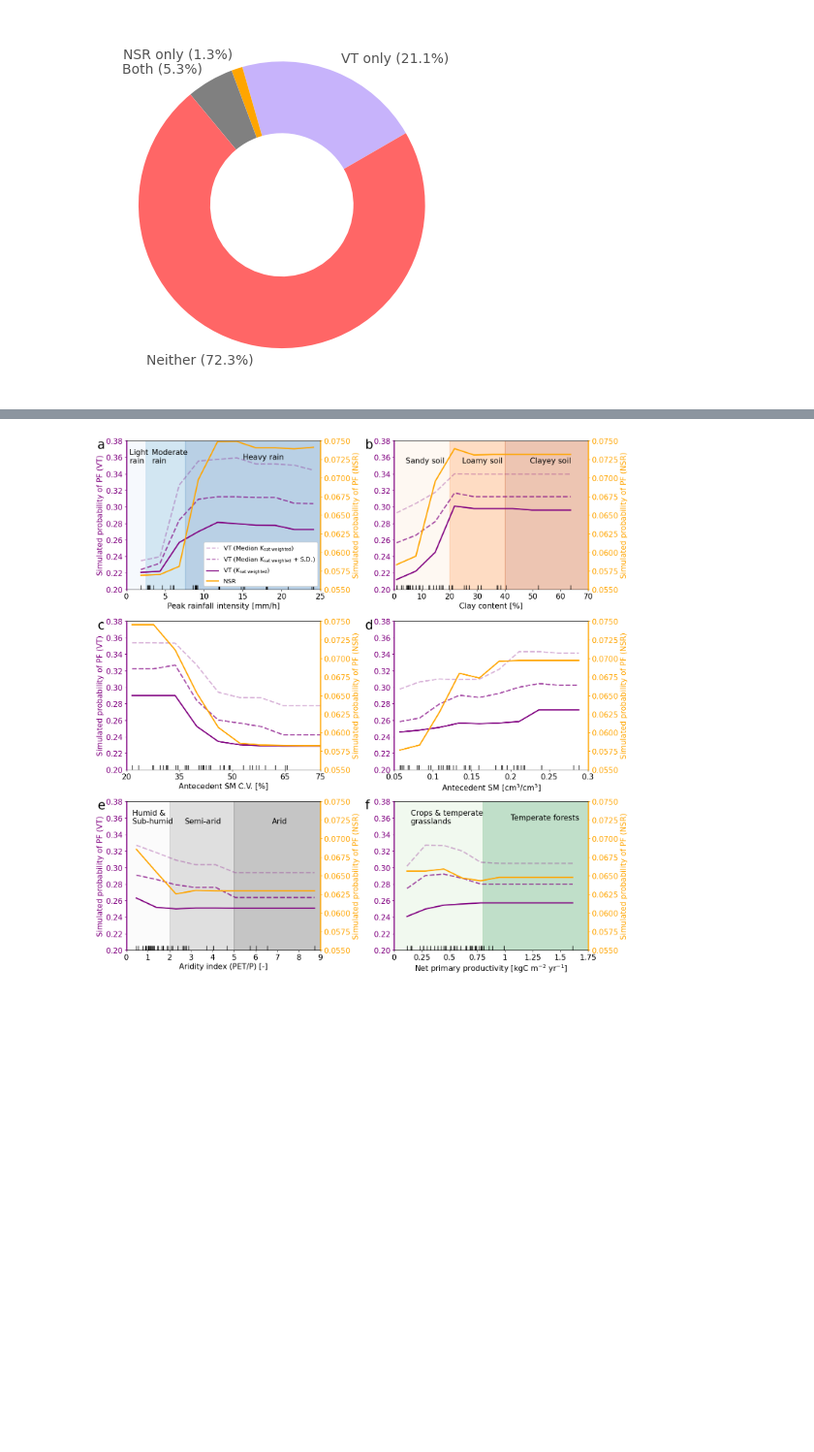
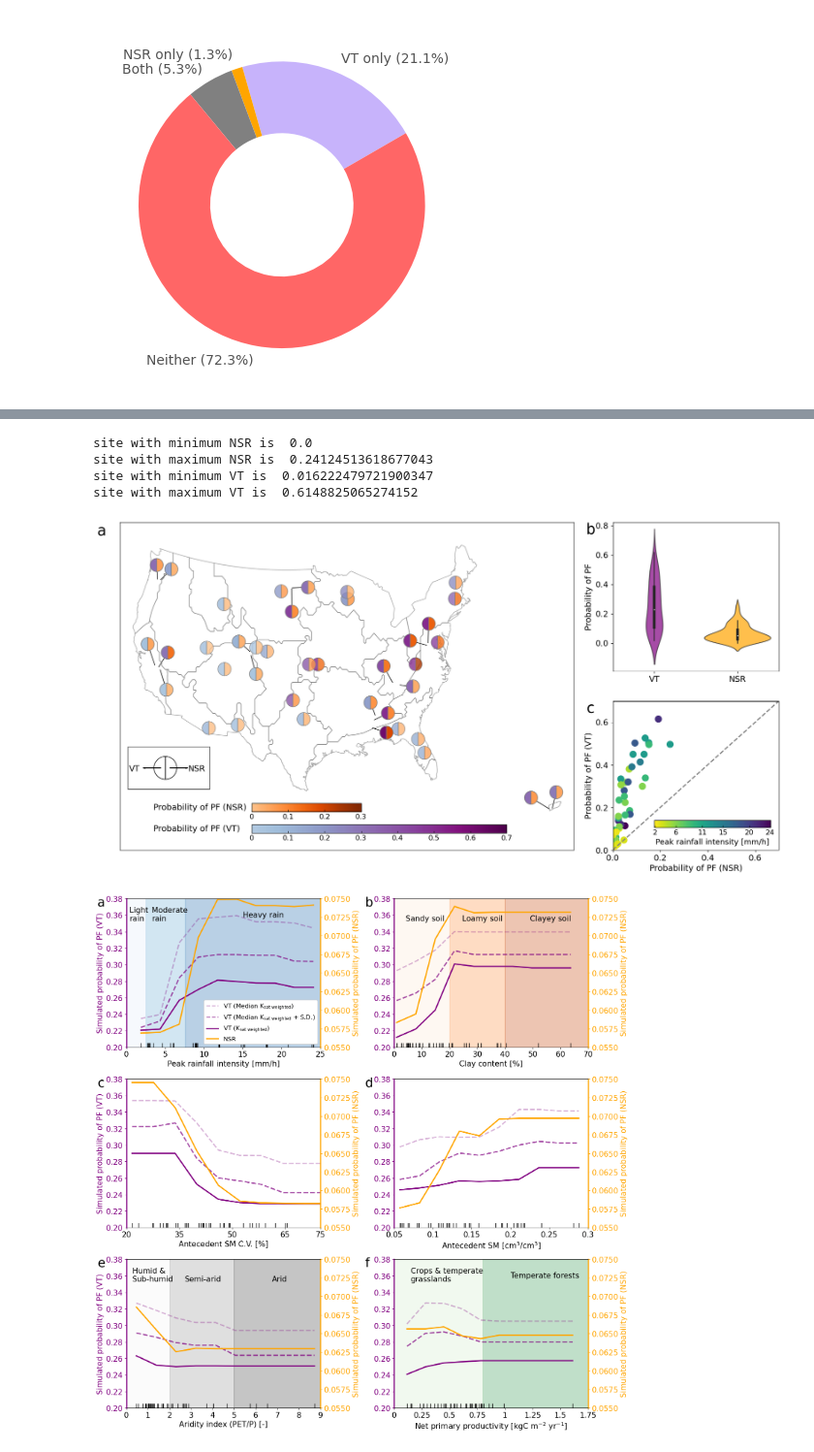
Before and after one commit to libonancaesar/neon-pf-database, a Jupyter notebook: doc/review_comments.ipynb, the cells around one changed output, grey strips where cells are left out. Shown at 97% size. Cells and saved outputs as stored; diff of their text form; code cells hidden in the pictures; blank space fills up the shorter version.

```diff
--- a/doc/review_comments.ipynb
+++ b/doc/review_comments.ipynb
@@ -1502,8 +1524,7 @@ def nature_geo_fg1(cmaps, return_table = False):
 
     norm_nsr = Normalize(vmin=0,
                          vmax=.3)
-    norm_v = Normalize(vmin=0,
-                       vmax=.7)
+    norm_v = Normalize(vmin=0,vmax=.7)
     print("site with minimum NSR is ", merge_all_gpd["p_nsr"].min())
     print("site with maximum NSR is ",merge_all_gpd["p_nsr"].max())
     print("site with minimum VT is ", merge_all_gpd["p_v"].min())
@@ -1512,31 +1533,29 @@ def nature_geo_fg1(cmaps, return_table = False):
     def adjust_colormap(cmap_name, minval=0.0, maxval=1.0, n=100):
         import matplotlib.colors as mcolors
         cmap = plt.get_cmap(cmap_name)
-        new_cmap = mcolors.LinearSegmentedColormap.from_list(
-        'adjusted({n},{a:.2f},{b:.2f})'.format(n=cmap_name, a=minval, b=maxval),
-        cmap(np.linspace(minval, maxval, n)))
+        new_cmap = mcolors.LinearSegmentedColormap.from_list('adjusted({n},{a:.2f},{b:.2f})'.format(n=cmap_name, a=minval, b=maxval),
+                                                              cmap(np.linspace(minval, maxval, n)))
         return new_cmap
 
     adj_cmap_vt = adjust_colormap(cmaps["VT"], 0.3, 1)
 
     sm1 = ScalarMappable(cmap=adj_cmap_vt, norm=norm_v)
     sm1.set_array([])  # Dummy data to create the ScalarMappable
-
-    gdf.plot(ax=ax1, markersize=500, cmap = adj_cmap_vt,
-                    zorder=20, legend=False, column="p_v",
-                    edgecolor="grey", alpha=0.8,norm = norm_v,
-                    marker=MarkerStyle("o", fillstyle="left"),
-                    legend_kwds={
+    gdf.plot(ax=ax1,markersize=500,
+             cmap = adj_cmap_vt,
+             zorder=20, legend=False, column="p_v",
+             edgecolor="grey", alpha=0.8,norm = norm_v,
+             marker=MarkerStyle("o", fillstyle="left"),
+             legend_kwds={
                         "shrink": 0.7,
-
                     })
 
     adj_cmap_nsr = adjust_colormap(cmaps["NSR"], 0.3, 1)
     sm2 = ScalarMappable(cmap=adj_cmap_nsr, norm=norm_nsr)
     sm2.set_array([])  # Dummy data to create the ScalarMappable
     gdf.plot(ax=ax1, markersize=500, cmap=adj_cmap_nsr,
-                        zorder=20, legend=False, column="p_nsr",
-                        edgecolor="grey", alpha=0.8,norm = norm_nsr,
+             zorder=20, legend=False, column="p_nsr",
+             edgecolor="grey", alpha=0.8,norm = norm_nsr,
                         marker=MarkerStyle("o", fillstyle="right"),
                         legend_kwds={
                             "shrink": 0.4,
@@ -1544,12 +1563,11 @@ def nature_geo_fg1(cmaps, return_table = False):
                             # "orientation":"horizontal",
                             "location":"bottom",
                             "anchor": (.3,1)
-
                         })
 
     gdf2.plot(ax=ax1, markersize=500, cmap = adj_cmap_vt,
-                    zorder=20, legend=False, column="p_v",
-                    edgecolor="grey", alpha= 1,norm = norm_v,
+              zorder=20, legend=False, column="p_v",
+              edgecolor="grey", alpha= 1,norm = norm_v,
                     marker=MarkerStyle("o", fillstyle="left"),
                     legend_kwds={
                         "shrink": 0.7,
@@ -1669,34 +1687,40 @@ def nature_geo_fg1(cmaps, return_table = False):
     # Set the locator and formatter for the y-axis
     ax2.yaxis.set_major_locator(plt.MaxNLocator(num_ticks))
     ax2.yaxis.set_major_formatter(plt.FormatStrFormatter('%.1f'))
     ax2.tick_params("both",labelsize = 14)
     ax2.plot([0,1], [0,1], ls = "dashed", lw = 2, c= "grey")
     ax2.set_xlabel("Probability of PF (NSR)", fontsize = 14)
     ax2.set_ylabel("Probability of PF (VT)", fontsize = 14)
 
     vo_plot = sns.violinplot(data=merge_all_gpd[["p_v", "p_nsr"]],
                              palette= ["Purple", "Orange"], inner="box", ax = ax3,
                    linewidth=1.5)
     from matplotlib.collections import PolyCollection
 
     for i, patch in enumerate(vo_plot.findobj(PolyCollection)):
 
         if i % 2 == 0:  # Even indexed patches are violins
             patch.set_facecolor("Purple")  # Set face color for Column1
             patch.set_alpha(0.7)
         else:
             patch.set_facecolor("Orange")  # Set face color for Column2
             patch.set_alpha(0.7)  # Set transparency (alpha) to 0.7
 
     ax3.set_ylabel("Probability of PF", fontsize = 14)
     ax3.set_xticklabels(["VT", "NSR"],fontsize = 14)
     ax3.tick_params("both", labelsize=14)
     ax1.text(-0.05, 0.96, 'a', transform=ax1.transAxes, fontsize = 25)
     ax2.text(-0.16, 0.92, 'c', transform=ax2.transAxes, fontsize = 25)
     ax3.text(-0.16, 0.92, 'b', transform=ax3.transAxes, fontsize = 25)
     fig.savefig('grl_main_figure1.pdf', bbox_inches='tight', dpi=300)
     return return_item
-# temp_data = nature_geo_fg1(dict(VT= "BuPu", NSR="Oranges"), True)
+temp_data = nature_geo_fg1(dict(VT= "BuPu", NSR="Oranges"), True) # introdcution
+# %% [output]
+site with minimum NSR is  0.0
+site with maximum NSR is  0.24124513618677043
+site with minimum VT is  0.016222479721900347
+site with maximum VT is  0.6148825065274152
+[figure, added]
 # %%
 def calc_site_ante_sm_range(site, metric, suffix):
     site_PF = FINAL_PF_RESULTS[site]
```
Also changed, not shown: parts of 6 cells of this notebook.
